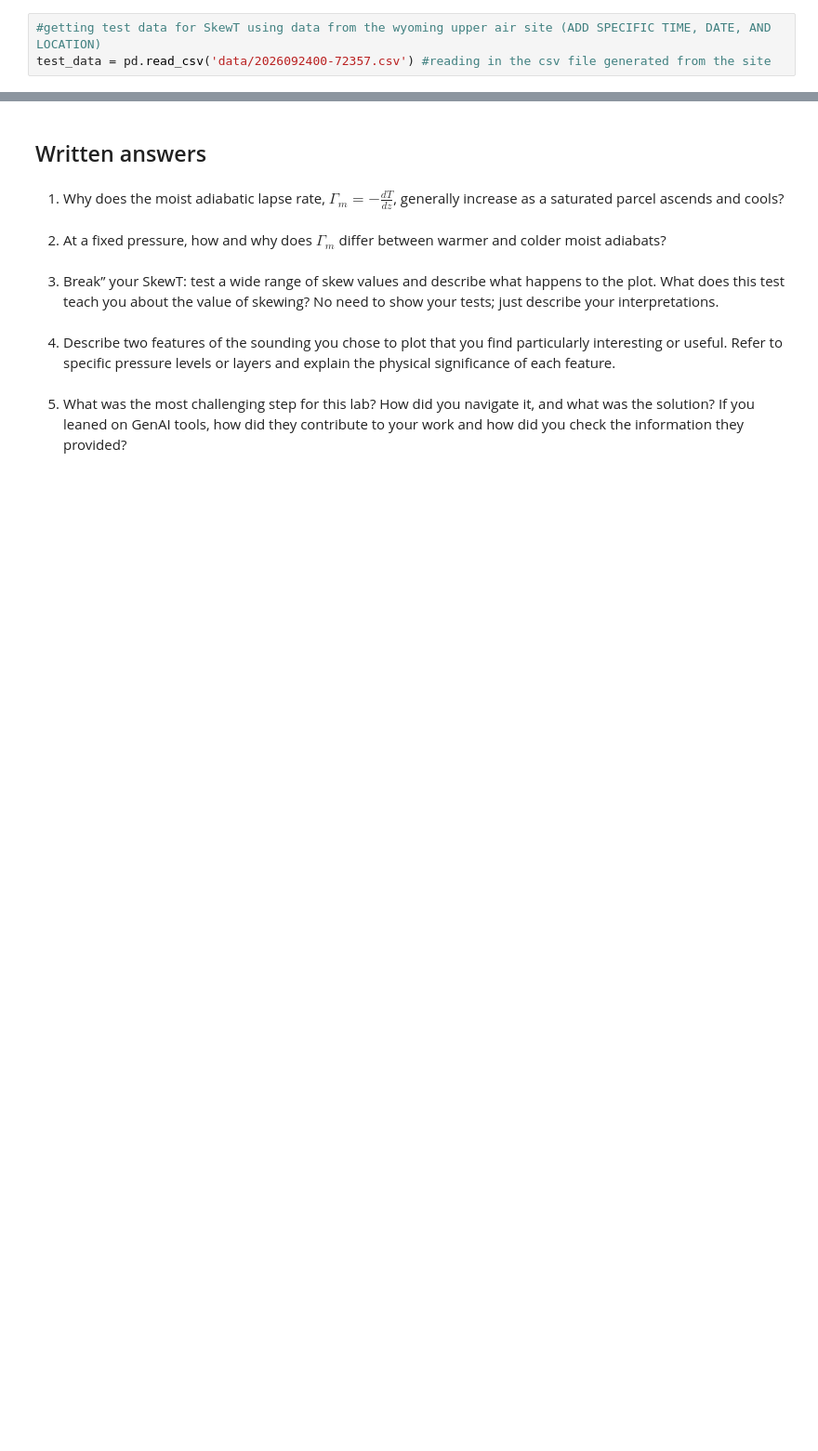
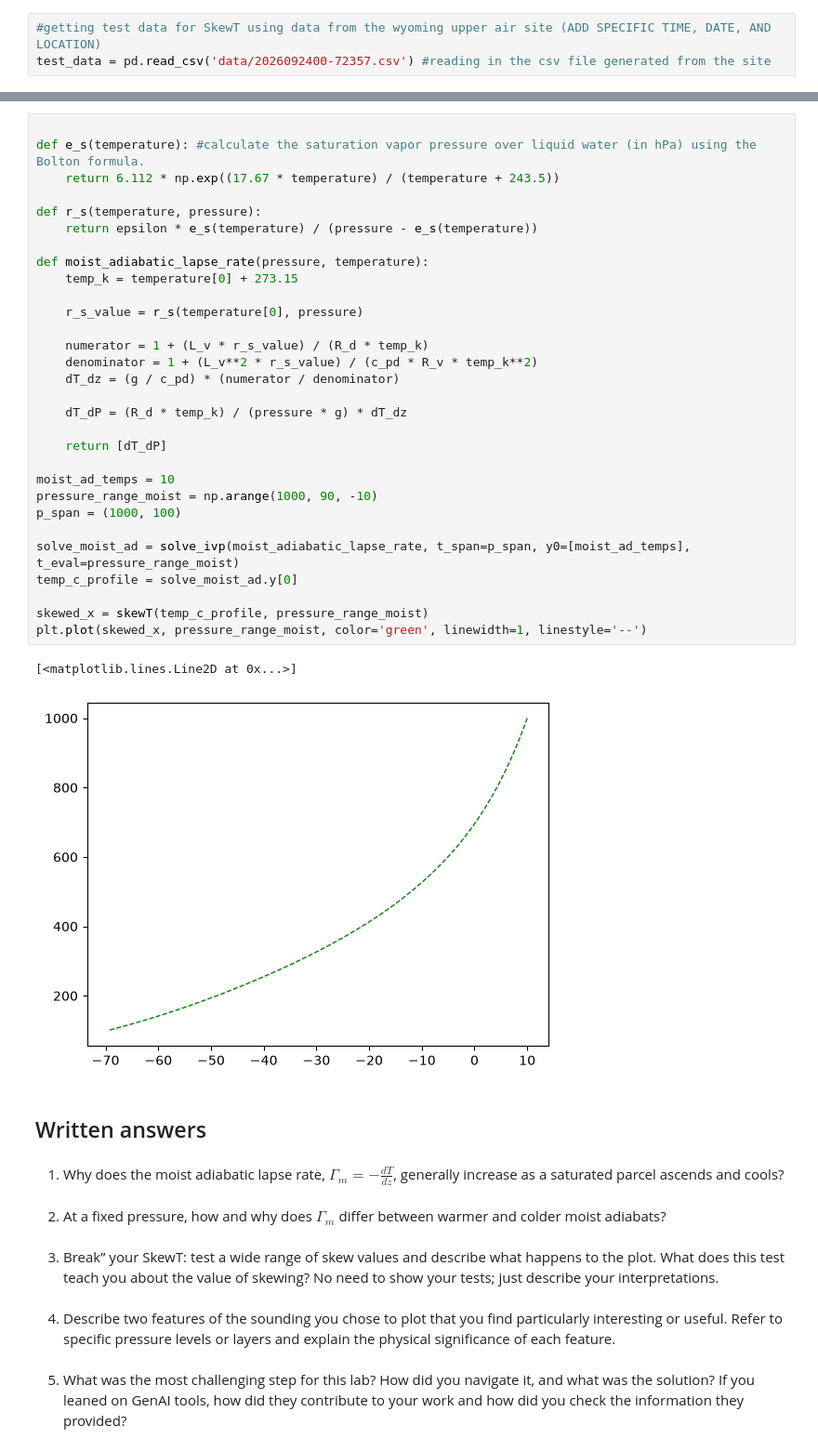
Before and after one commit to ejtrask/metr5003_fa26_trask, a Jupyter notebook: lab3.ipynb, the cells around one changed output, grey strips where cells are left out. Shown at 93% size. Cells and saved outputs as stored; diff of their text form; blank space fills up the shorter version.

```diff
--- a/lab3.ipynb
+++ b/lab3.ipynb
@@ -150,3 +193,36 @@ plot_skewT(test_data.temperature_C, test_data.pressure_hPa, dewpoint=test_data['
+# %%
+
+def e_s(temperature): #calculate the saturation vapor pressure over liquid water (in hPa) using the Bolton formula.
+    return 6.112 * np.exp((17.67 * temperature) / (temperature + 243.5))
+
+def r_s(temperature, pressure):
+    return epsilon * e_s(temperature) / (pressure - e_s(temperature))
+
+def moist_adiabatic_lapse_rate(pressure, temperature):
+    temp_k = temperature[0] + 273.15
+
+    r_s_value = r_s(temperature[0], pressure)
+
+    numerator = 1 + (L_v * r_s_value) / (R_d * temp_k)
+    denominator = 1 + (L_v**2 * r_s_value) / (c_pd * R_v * temp_k**2)
+    dT_dz = (g / c_pd) * (numerator / denominator)
+
+    dT_dP = (R_d * temp_k) / (pressure * g) * dT_dz
+
+    return [dT_dP]
+
+moist_ad_temps = 10
+pressure_range_moist = np.arange(1000, 90, -10)
+p_span = (1000, 100)
+
+solve_moist_ad = solve_ivp(moist_adiabatic_lapse_rate, t_span=p_span, y0=[moist_ad_temps], t_eval=pressure_range_moist)
+temp_c_profile = solve_moist_ad.y[0]
+
+skewed_x = skewT(temp_c_profile, pressure_range_moist)
+plt.plot(skewed_x, pressure_range_moist, color='green', linewidth=1, linestyle='--')
+# %% [output]
+[<matplotlib.lines.Line2D at 0x...>]
+[figure, added]
 # %% [markdown]
 ## Written answers
 # %% [markdown]
```
Also changed, not shown: parts of 8 cells of this notebook.
